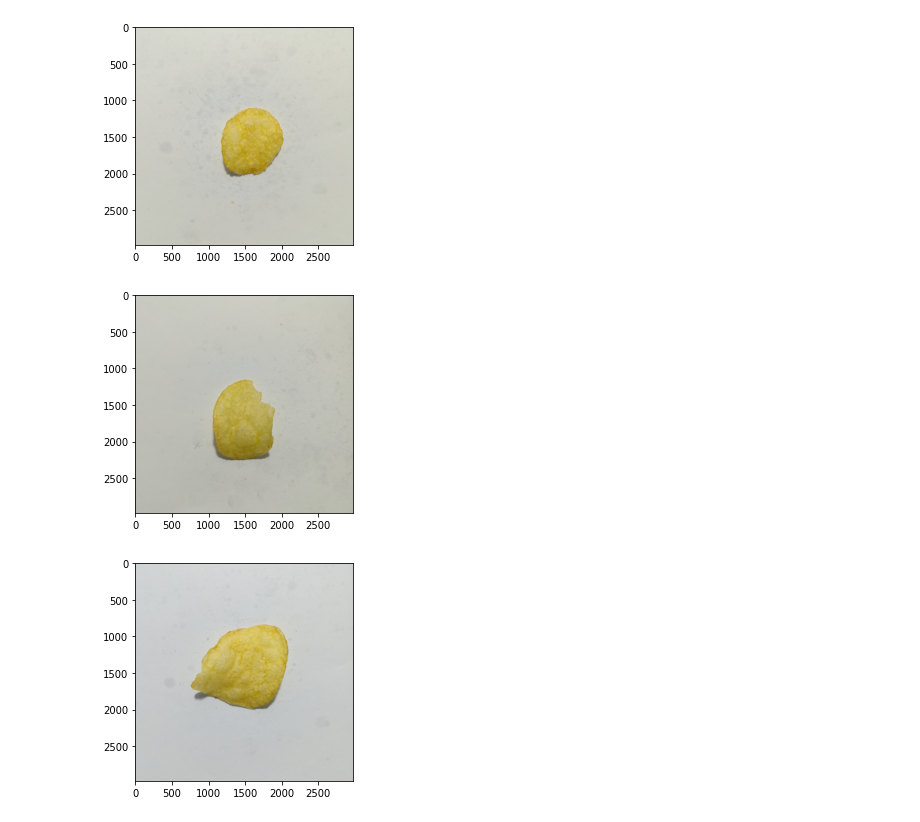
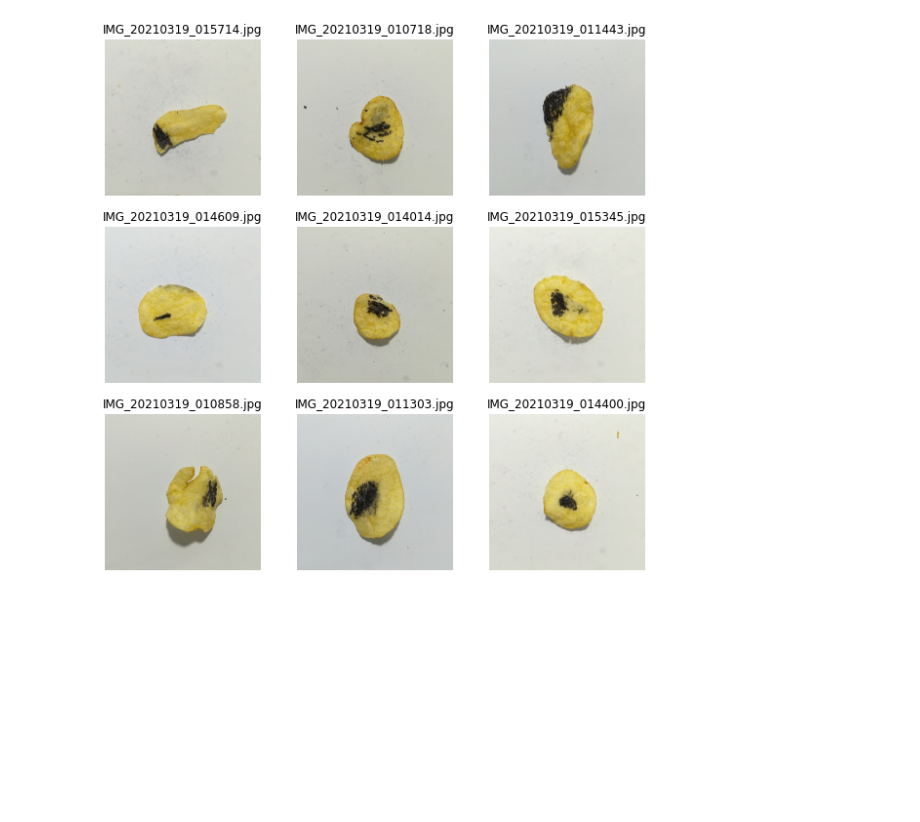
Before and after one commit to allihaider/PepsiCo-Potato-Chip-Quality-Control, a Jupyter notebook: notebooks/exploratory-analysis.ipynb, the cells around one changed output. Cells and saved outputs as stored; diff of their text form; code cells hidden in the pictures; blank space fills up the shorter version.

Commit message:
Make minor formatting changes. Display image grid instead of individual images

```diff
--- a/notebooks/exploratory-analysis.ipynb
+++ b/notebooks/exploratory-analysis.ipynb
@@ -9,7 +6,7 @@ CLASSES = ["Defective", "Non-Defective"]
 # %%
-data_dir = Path("../data/Pepsico RnD Potato Lab Dataset")
-binarized_data_dir = Path("../data/Binarized")
-
-train_subdir = Path("Train")
-test_subdir = Path("Test")
+DATA_DIR = Path("../data")
+ORIGINAL_DATA_SUBDIR = Path("Pepsico RnD Potato Lab Dataset")
+PREPROCESSED_DATA_SUBDIR = Path("Preprocessed Dataset")
+TRAIN_SUBDIR = Path("Train")
+TEST_SUBDIR = Path("Test")
 # %%
@@ -20,15 +20,21 @@ def display_image(image_path):
 
     return
+# %%
+classes = os.listdir(DATA_DIR / ORIGINAL_DATA_SUBDIR / TRAIN_SUBDIR)
 # %%
-train_filepaths_defective = [data_dir / train_subdir / CLASSES[0] / file for file in os.listdir(data_dir / train_subdir / CLASSES[0])]
-train_filepaths_nondefective = [data_dir / train_subdir / CLASSES[1] / file for file in os.listdir(data_dir / train_subdir / CLASSES[1])]
-test_filepaths_defective = [data_dir / test_subdir / CLASSES[0] / file for file in os.listdir(data_dir / test_subdir / CLASSES[0])]
-test_filepaths_nondefective = [data_dir / test_subdir / CLASSES[1] / file for file in os.listdir(data_dir / test_subdir / CLASSES[1])]
+train_filepaths_defective = [DATA_DIR / ORIGINAL_DATA_SUBDIR /TRAIN_SUBDIR / classes[1] / file for file in os.listdir(DATA_DIR / ORIGINAL_DATA_SUBDIR / TRAIN_SUBDIR / classes[1])]
+train_filepaths_nondefective = [DATA_DIR / ORIGINAL_DATA_SUBDIR /TRAIN_SUBDIR / classes[0] / file for file in os.listdir(DATA_DIR / ORIGINAL_DATA_SUBDIR / TRAIN_SUBDIR / classes[0])]
+test_filepaths_defective = [DATA_DIR / ORIGINAL_DATA_SUBDIR / TEST_SUBDIR / classes[1] / file for file in os.listdir(DATA_DIR / ORIGINAL_DATA_SUBDIR / TEST_SUBDIR / classes[1])]
+test_filepaths_nondefective = [DATA_DIR / ORIGINAL_DATA_SUBDIR / TEST_SUBDIR / classes[0] / file for file in os.listdir(DATA_DIR / ORIGINAL_DATA_SUBDIR / TEST_SUBDIR / classes[0])]
 # %%
-for file in random.sample(train_filepaths_nondefective, 3):
-    display_image(file)
+plt.figure(figsize=(10, 10))
+
+for i, file in enumerate(random.sample(train_filepaths_defective, 9)):
+    ax = plt.subplot(3, 3, i + 1)
+    image = plt.imread(file)
+    plt.imshow(image)
+    plt.title(str(file).split("/")[-1])
+    plt.axis("off")
 # %% [output]
-[figure, old version]
+[figure, new version]
-[figure, removed]
-[figure, removed]
 # %%
```
Also changed, not shown: parts of 4 cells of this notebook.
